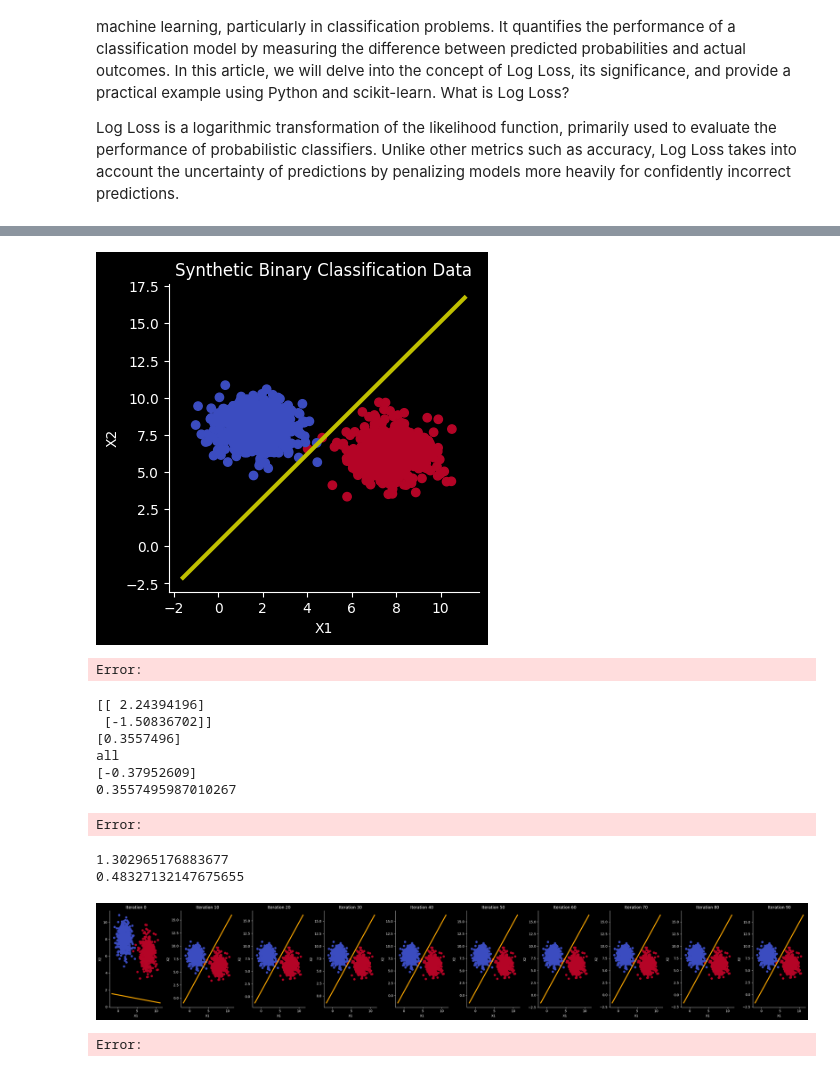
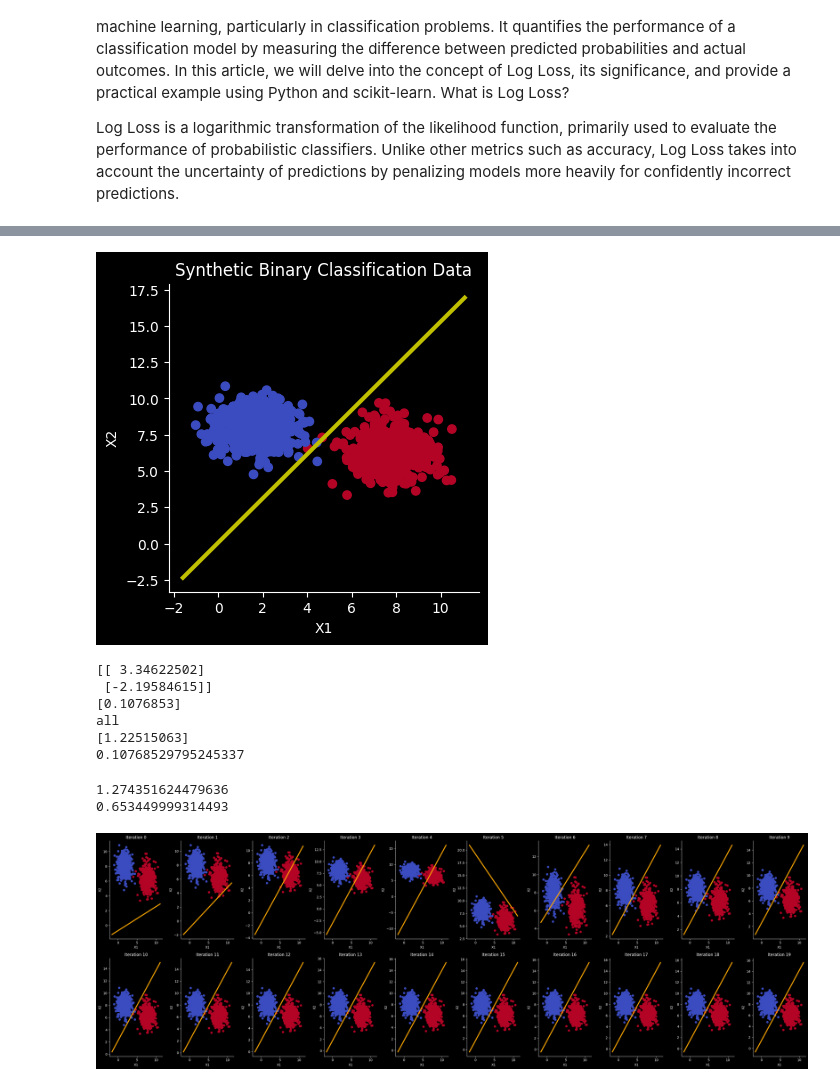
Before and after one commit to nicolascatz/EMN_MLP_NC, a Jupyter notebook: scripts/EMN_NC_First_perceptron.ipynb, the cells around one changed output, grey strips where cells are left out. Saved outputs shown, nothing was run; the diff lists cells and outputs as text; code cells hidden in the pictures.

```diff
--- a/scripts/EMN_NC_First_perceptron.ipynb
+++ b/scripts/EMN_NC_First_perceptron.ipynb
@@ -106,5 +91,5 @@ Error:
 # %%
-def artificial_neuron(X, y, learning_rate = 0.1, n_iter = 1000):
+def artificial_neuron(X, y, learning_rate = 0.1, n_iter = 10000):
     # initialisation W, b
     W, b = initialisation(X)
 
@@ -180,8 +162,7 @@ ax.spines['right'].set_visible(False)
 # ax.set_ylim([-12,-2])
 plt.show()
 # %% [output]
-[figure, old version]
+[figure, new version]
-Error:
 # %%
 print(W)
 print(b)
@@ -189,39 +170,38 @@ print('all')
 print(Wall[0][1])
 print(b[0])
 # %% [output]
-[[ 2.24394196]
- [-1.50836702]]
-[0.3557496]
+[[ 3.34622502]
+ [-2.19584615]]
+[0.1076853]
 all
-[-0.37952609]
-0.3557495987010267
+[1.22515063]
+0.10768529795245337
-Error:
 # %%
 iter=100
 print(Wall[iter][0][0])
 print(ball[iter][0])
 
-fig, ax = plt.subplots(1, 10, figsize=(30, 5))
-for i in range(10):
-    iter = i * 10
+fig, ax = plt.subplots(2, 10, figsize=(30, 10))
+ax=ax.flatten()
+for i in range(20):
+    iter = i
     ax[i].scatter(X[:,0], X[:, 1], c=y, cmap='coolwarm')
     x1 = np.linspace(xlim[0], xlim[1], 100)
     x2 = ( - Wall[iter][0][0] * x1 - ball[iter][0]) / Wall[iter][1][0]
     ax[i].plot(x1, x2, c='orange', lw=3)
     ax[i].set_title(f"Iteration {iter}")
     ax[i].set_xlabel("X1")
     ax[i].set_ylabel("X2")
     ax[i].spines['top'].set_visible(False)
     ax[i].spines['right'].set_visible(False)
 
 
 
 plt.tight_layout()
 # %% [output]
-1.302965176883677
-0.48327132147675655
+1.274351624479636
+0.653449999314493
-[figure, old version]
+[figure, new version]
-Error:
 # %%
 
 fig, axis = plt.subplots(1,3,figsize=(9,3))
```
Also changed, not shown: parts of 16 cells of this notebook, 1 other file.
